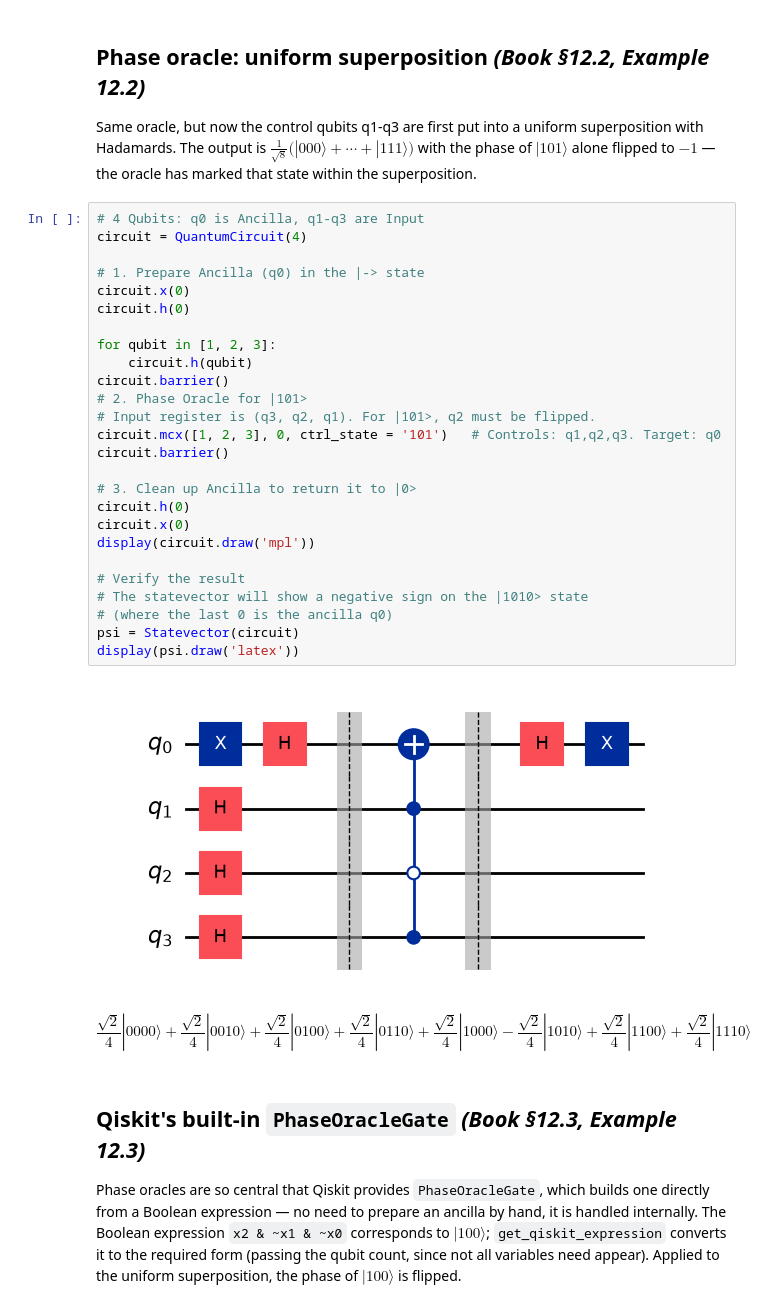
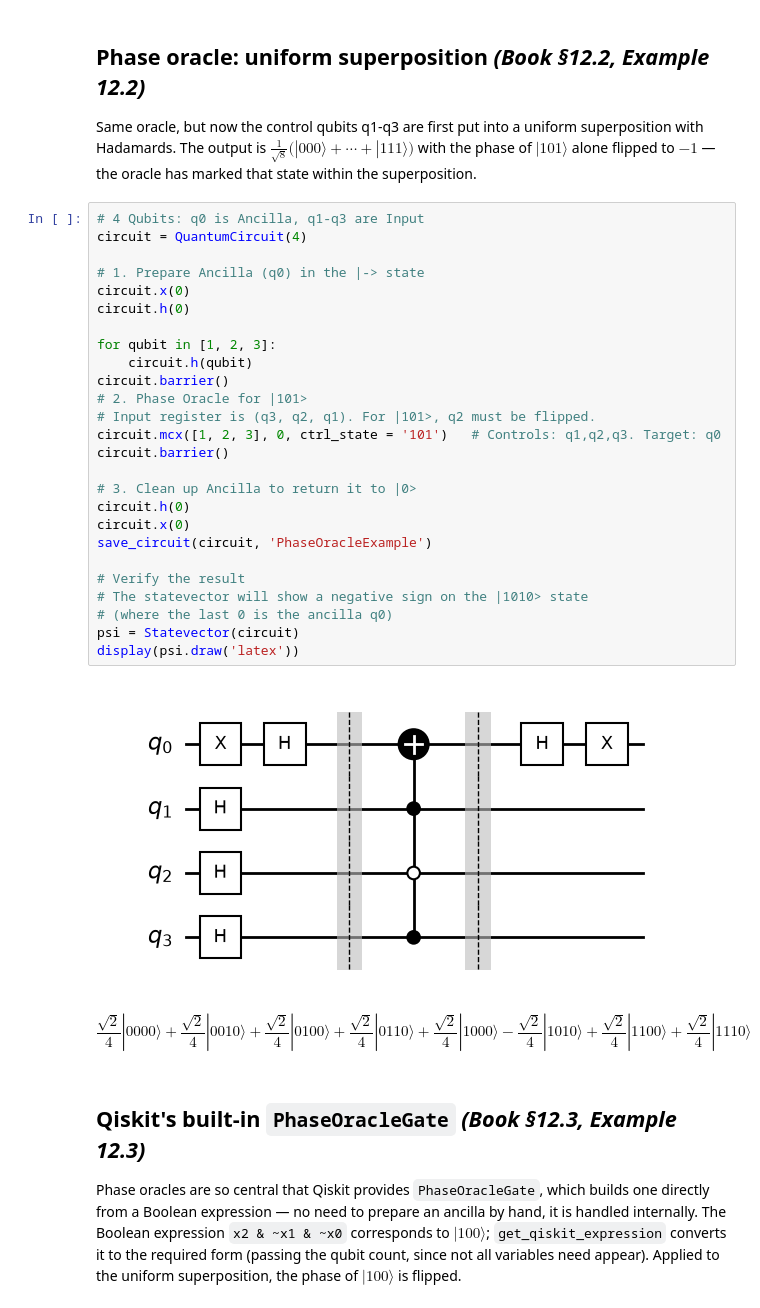
Before and after one commit to UW-ERSL/AppliedQC, a Jupyter notebook: Chapter12_GroverAlgorithm_notebook.ipynb, the cells around one changed output. Saved outputs shown, nothing was run; the diff lists cells and outputs as text.

```diff
--- a/Chapter12_GroverAlgorithm_notebook.ipynb
+++ b/Chapter12_GroverAlgorithm_notebook.ipynb
@@ -193,31 +237,31 @@ superposition.
 # %%
 # 4 Qubits: q0 is Ancilla, q1-q3 are Input
 circuit = QuantumCircuit(4)
 
 # 1. Prepare Ancilla (q0) in the |-> state
 circuit.x(0)
 circuit.h(0)
 
 for qubit in [1, 2, 3]:
     circuit.h(qubit)
 circuit.barrier()
 # 2. Phase Oracle for |101>
 # Input register is (q3, q2, q1). For |101>, q2 must be flipped.
 circuit.mcx([1, 2, 3], 0, ctrl_state = '101')   # Controls: q1,q2,q3. Target: q0
 circuit.barrier()
 
 # 3. Clean up Ancilla to return it to |0>
 circuit.h(0)
 circuit.x(0)
-display(circuit.draw('mpl'))
+save_circuit(circuit, 'PhaseOracleExample')
 
 # Verify the result
 # The statevector will show a negative sign on the |1010> state
 # (where the last 0 is the ancilla q0)
 psi = Statevector(circuit)
 display(psi.draw('latex'))
 # %% [output]
-[figure, old version]
+[figure, new version]
 $$\frac{\sqrt{2}}{4} |0000\rangle+\frac{\sqrt{2}}{4} |0010\rangle+\frac{\sqrt{2}}{4} |0100\rangle+\frac{\sqrt{2}}{4} |0110\rangle+\frac{\sqrt{2}}{4} |1000\rangle- \frac{\sqrt{2}}{4} |1010\rangle+\frac{\sqrt{2}}{4} |1100\rangle+\frac{\sqrt{2}}{4} |1110\rangle$$
 # %% [markdown]
 ## Qiskit's built-in `PhaseOracleGate`  *(Book §12.3, Example 12.3)*
```
Also changed, not shown: parts of 10 cells of this notebook, 19 other files.
